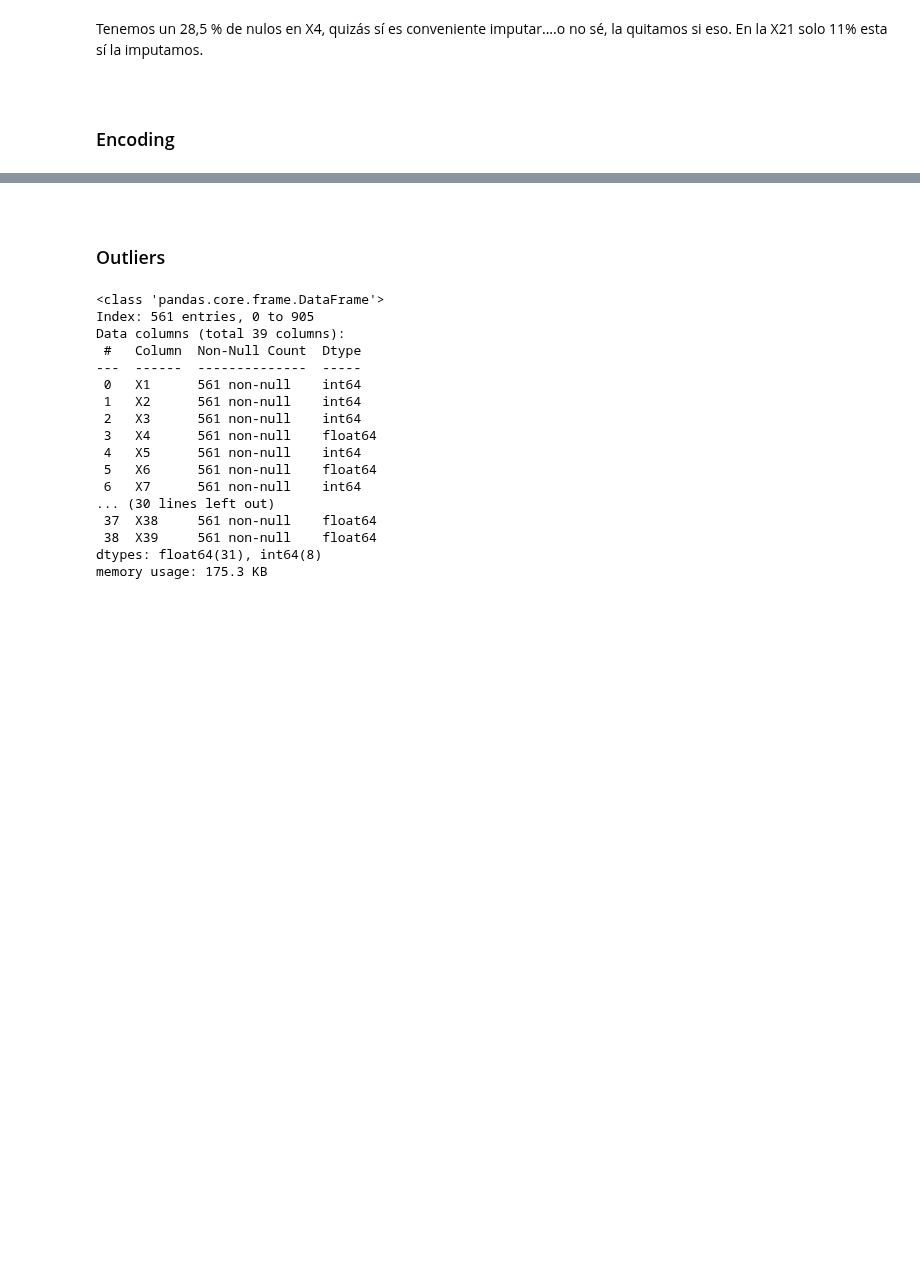
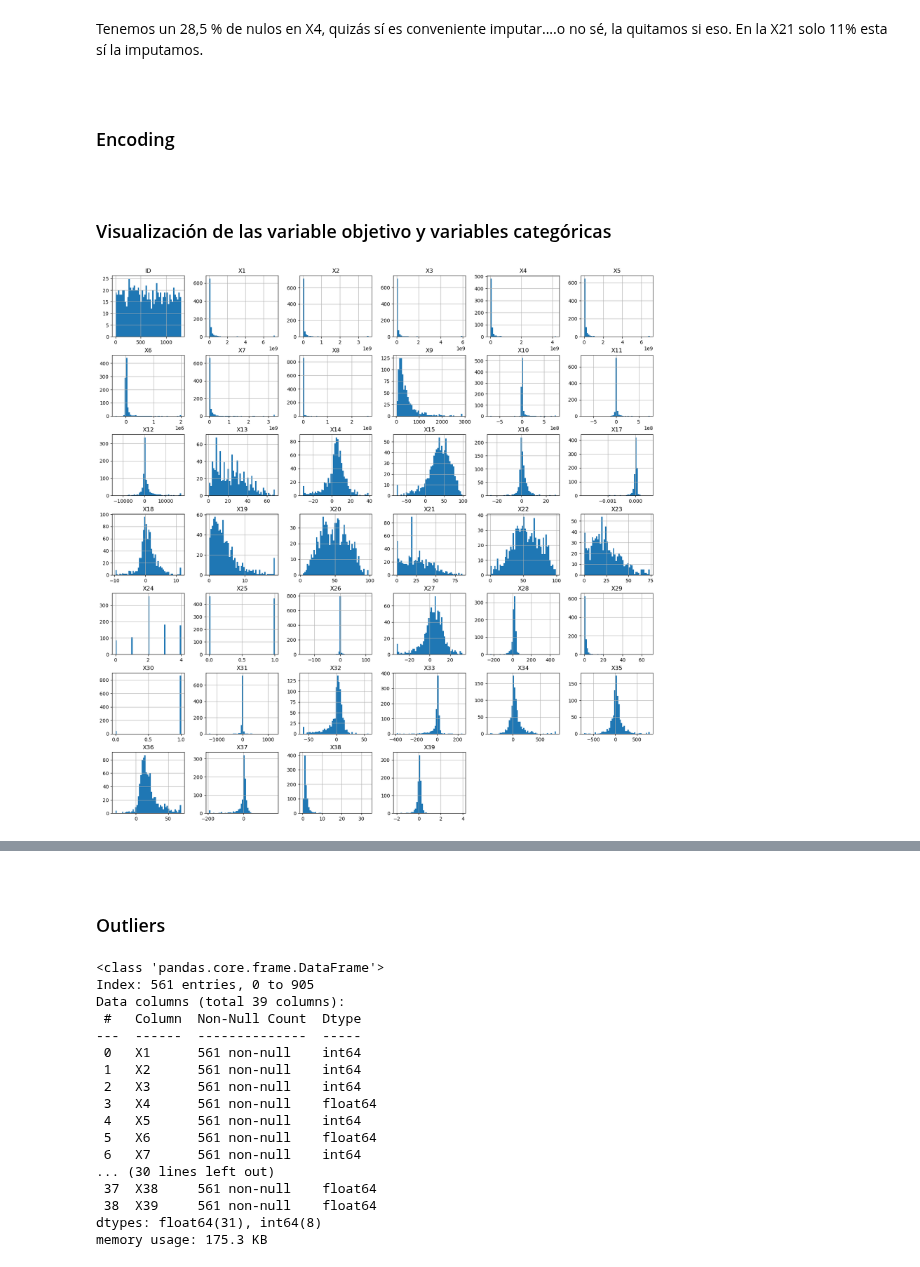
Before and after one commit to DomingoLopez/ClubFansIris, a Jupyter notebook: preprocesamiento/preprocesamiento.ipynb, the cells around one changed output, grey strips where cells are left out. Saved outputs shown, nothing was run; the diff lists cells and outputs as text; code cells hidden in the pictures; blank space fills up the shorter version.

```diff
--- a/preprocesamiento/preprocesamiento.ipynb
+++ b/preprocesamiento/preprocesamiento.ipynb
@@ -311,3 +311,12 @@ df_test_encoded.loc[df_test_num['X30'] != 'VTKGN', 'X30'] = 0
 
 df_train_encoded['X30'] = pd.to_numeric(df_train_encoded['X30'])
 df_test_encoded['X30'] = pd.to_numeric(df_train_encoded['X30'])
+# %% [markdown]
+<br/>
+
+### Visualización de las variable objetivo y variables categóricas
+# %%
+df_train_encoded.hist(figsize = (20,20), bins = 50)
+plt.show()
+# %% [output]
+[figure, added]
```
Also changed, not shown: parts of 8 cells of this notebook.
